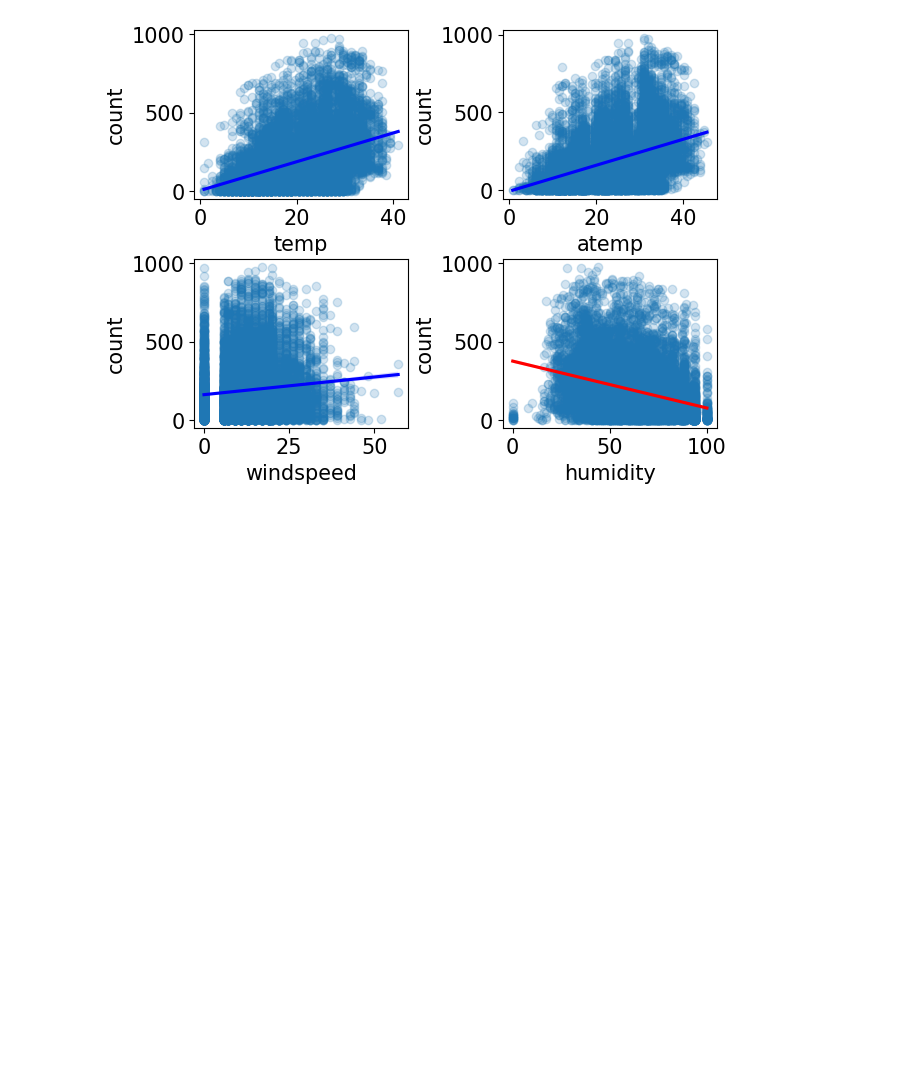
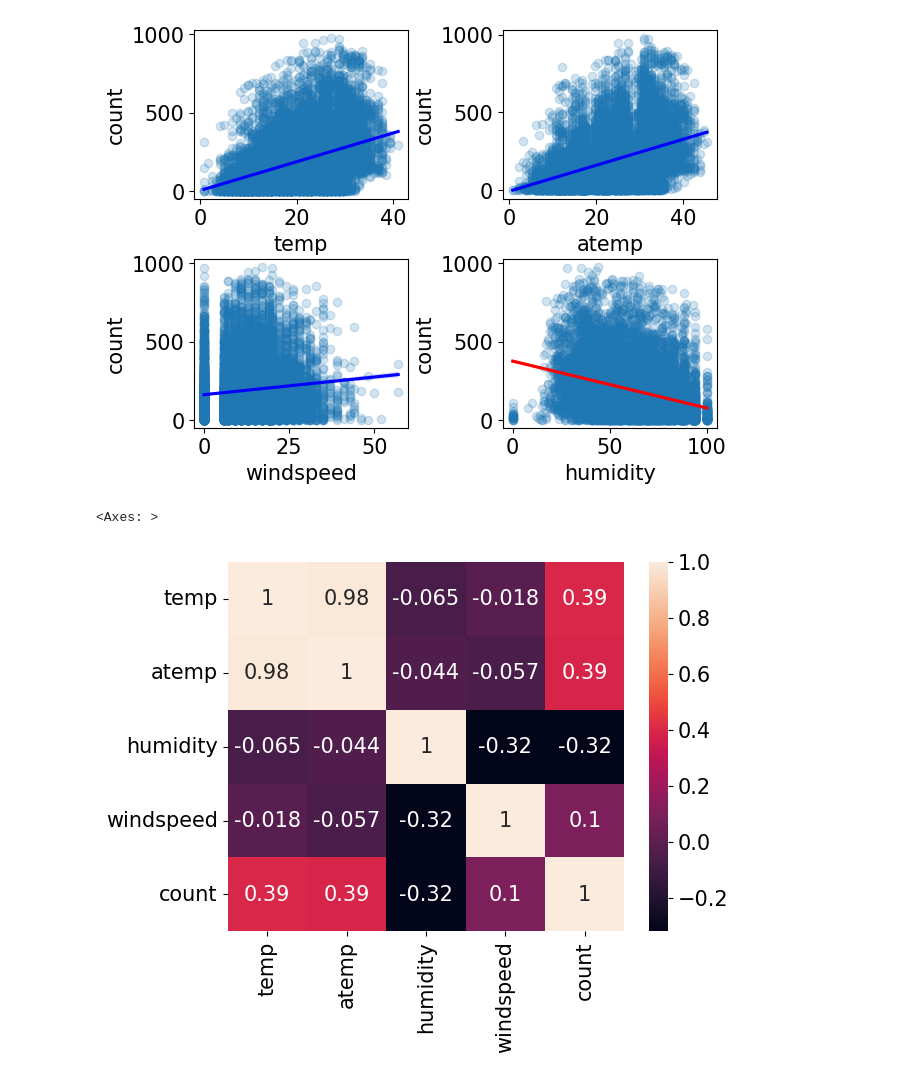
Before and after one commit to Hyun2l/ML_Competition, a Jupyter notebook: bike-sharing-demand/EDA.ipynb, the cells around one changed output. Saved outputs shown, nothing was run; the diff lists cells and outputs as text; code cells hidden in the pictures; blank space fills up the shorter version.

```diff
--- a/bike-sharing-demand/EDA.ipynb
+++ b/bike-sharing-demand/EDA.ipynb
@@ -236,3 +236,13 @@ sns.regplot(x = 'humidity', y = 'count', data = X , ax = axes[1,1],
 # %% [output]
 <Axes: xlabel='humidity', ylabel='count'>
 [figure]
+# %%
+# Corrertation Matrix / heatmap
+
+corr_Mat = X[['temp','atemp','humidity','windspeed','count']].corr()
+fig, ax = plt.subplots()
+
+sns.heatmap(corr_Mat, annot = True)
+# %% [output]
+<Axes: >
+[figure, added]
```
